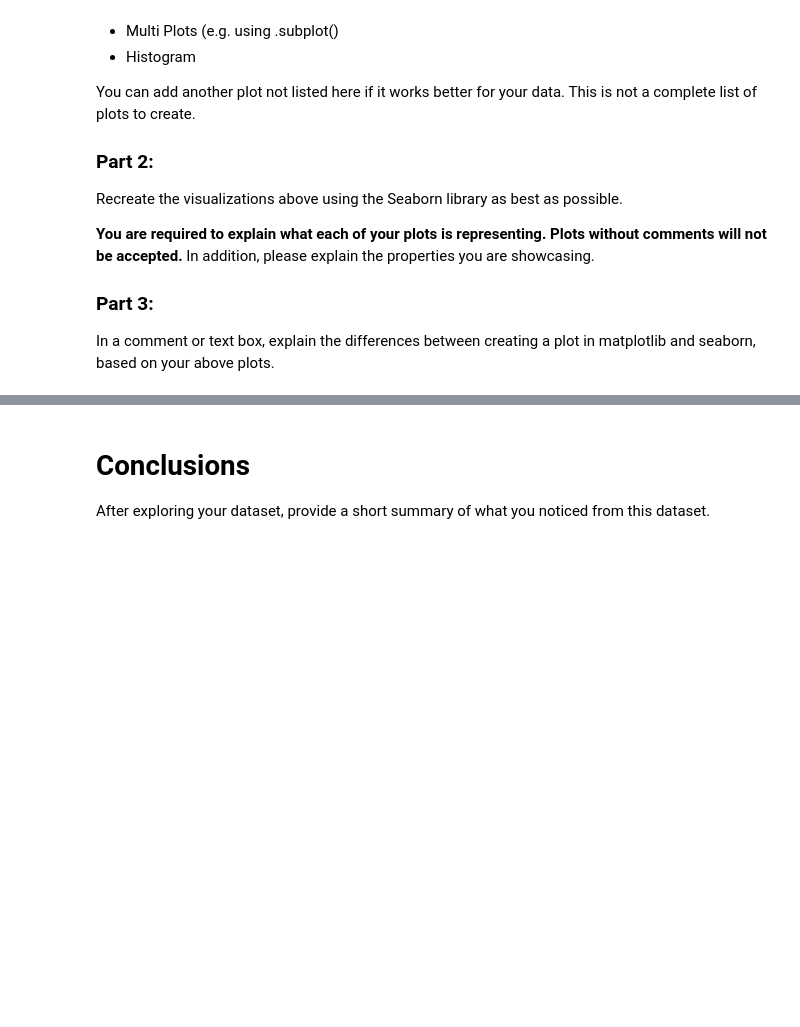
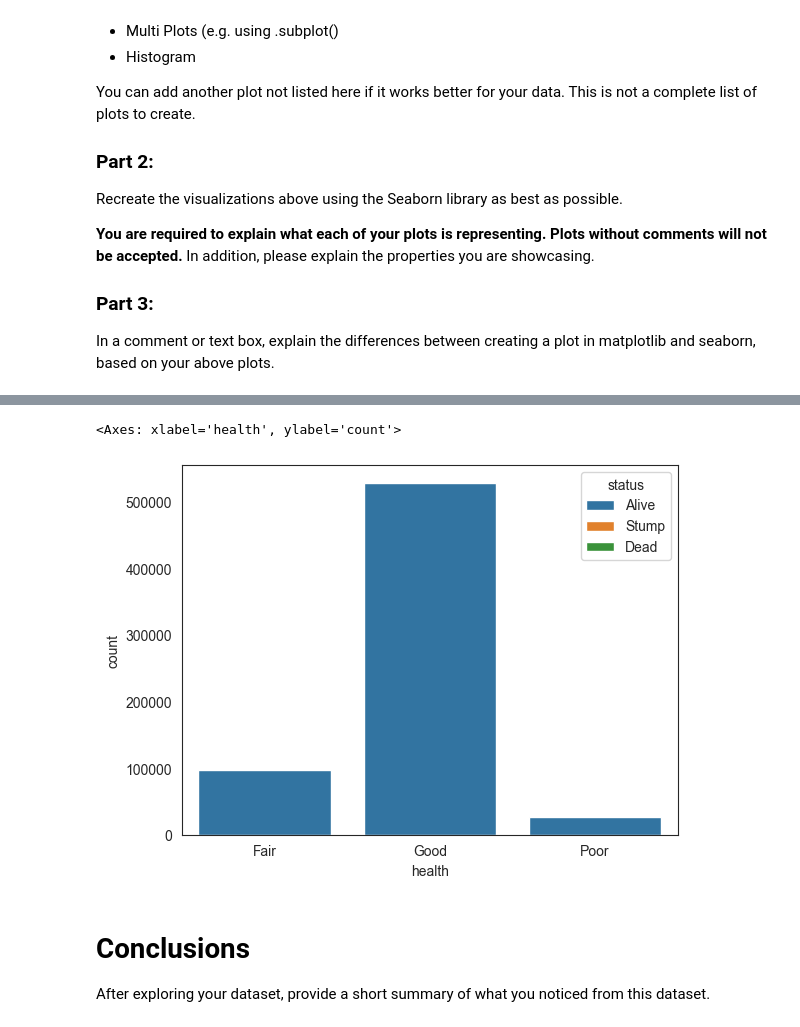
Before and after one commit to kevinhav/data602_assign_8, a Jupyter notebook: 08_assignment.ipynb, the cells around one changed output, grey strips where cells are left out. Drawn from its saved outputs; the diff is of its cells as text; code cells hidden in the pictures; blank space fills up the shorter version.

```diff
--- a/08_assignment.ipynb
+++ b/08_assignment.ipynb
@@ -237,3 +236,8 @@ In a comment or text box, explain the differences between creating a plot in mat
+# %%
+sns.countplot(df, x="health", hue="status")
+# %% [output]
+<Axes: xlabel='health', ylabel='count'>
+[figure, added]
 # %% [markdown]
 # Conclusions
 
```
Also changed, not shown: parts of 9 cells of this notebook, 1 other file.
